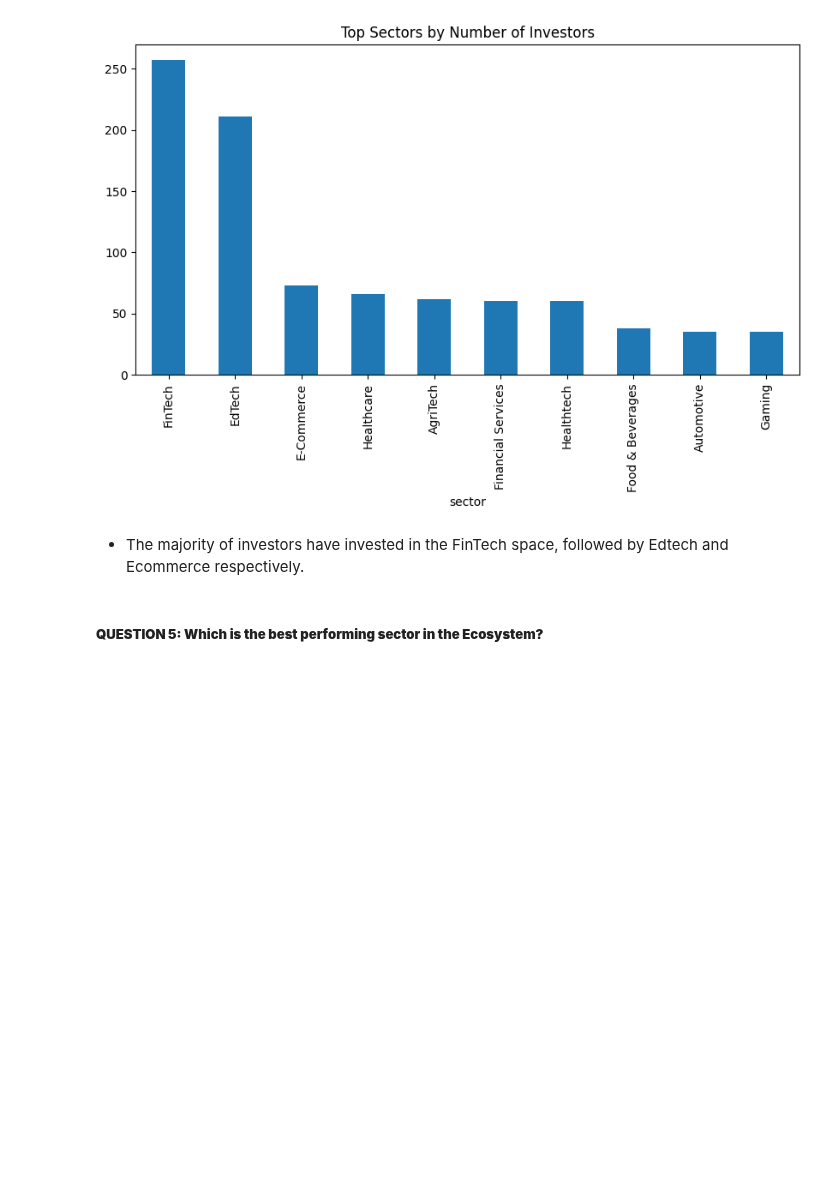
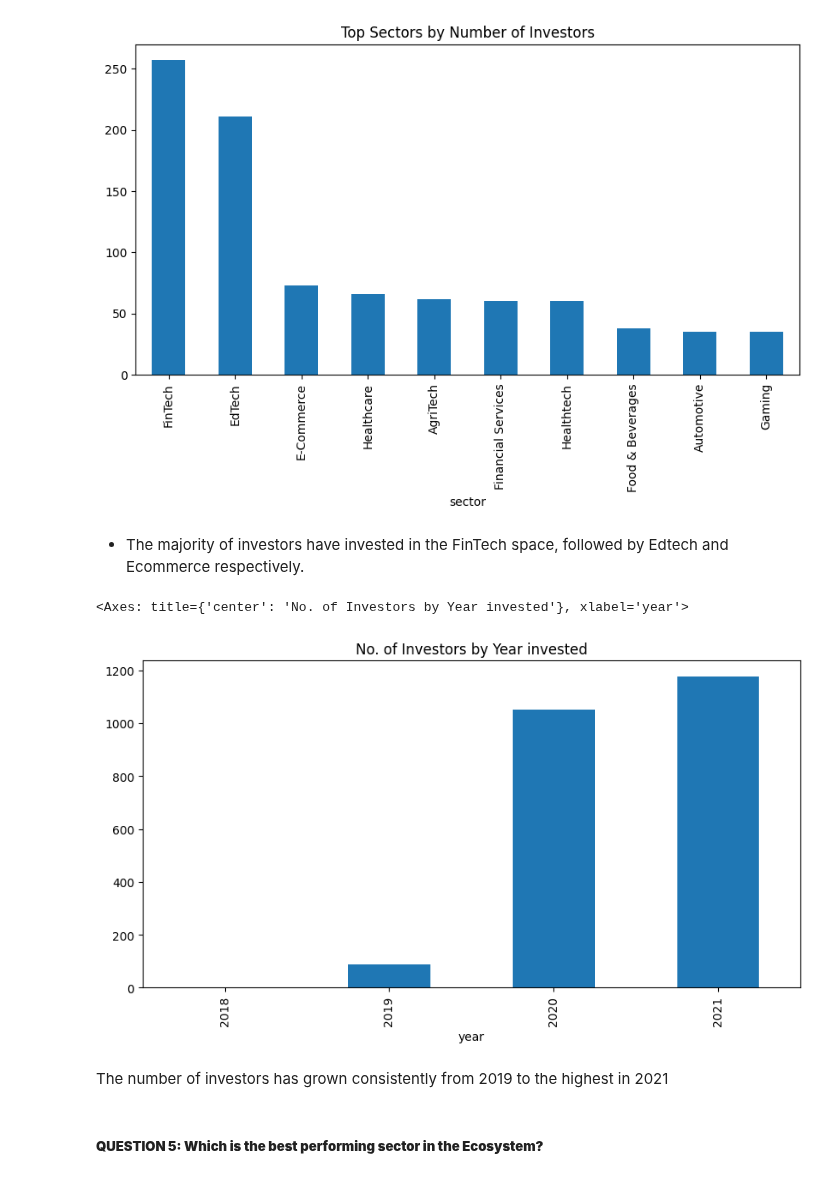
Before and after one commit to Rama-Mwenda/Indian_Ecosystem_Analysis, a Jupyter notebook: Analysis_Notebook.ipynb, the cells around one changed output. Cells and saved outputs as stored; diff of their text form; code cells hidden in the pictures; blank space fills up the shorter version.

```diff
--- a/Analysis_Notebook.ipynb
+++ b/Analysis_Notebook.ipynb
@@ -2367,6 +2348,20 @@ top_inv
 [figure]
 # %% [markdown]
 * The majority of investors have invested in the FinTech space, followed by Edtech and Ecommerce respectively.
+# %%
+(comb_df
+ .groupby('year')
+ .investor
+ .count()
+ .plot(kind='bar',
+       figsize=(10,5),
+       title='No. of Investors by Year invested')
+ )
+# %% [output]
+<Axes: title={'center': 'No. of Investors by Year invested'}, xlabel='year'>
+[figure, added]
+# %% [markdown]
+The number of investors has grown consistently from 2019 to the highest in 2021
 # %% [markdown]
 ##### **QUESTION 5: Which is the best performing sector in the Ecosystem?**
 # %% [markdown]
```
Also changed, not shown: parts of 11 cells of this notebook, 1 other file.
